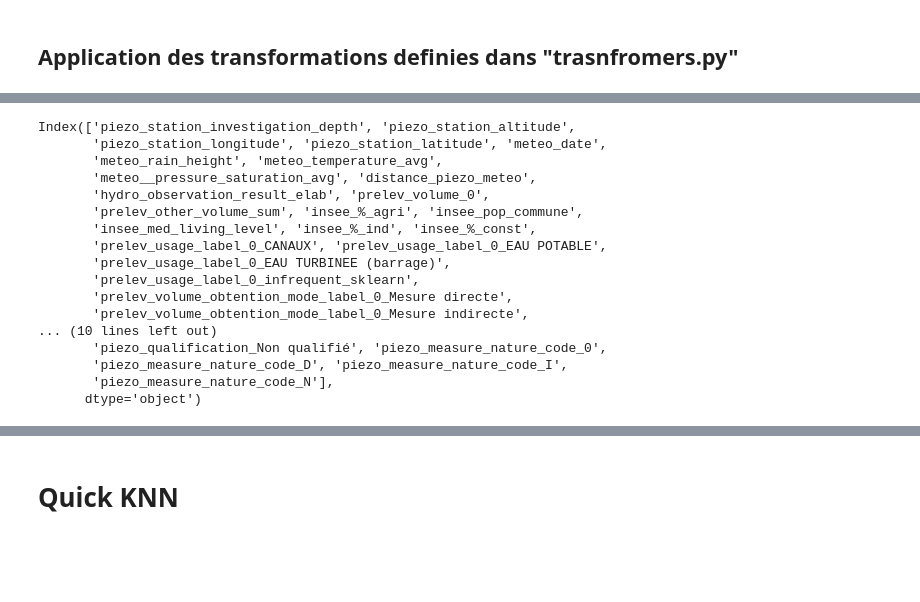
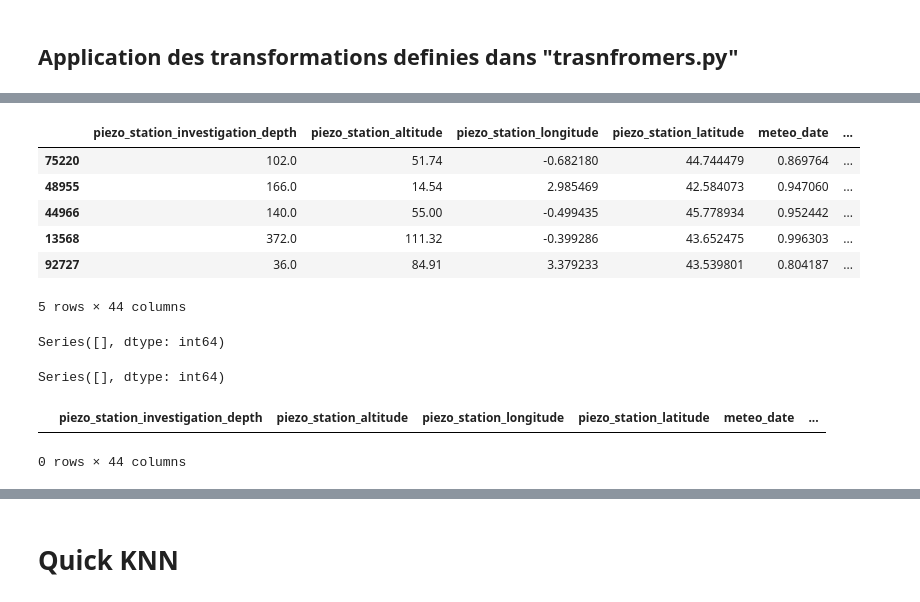
Before and after one commit to AhmedYassi02/Hickathon_43, a Jupyter notebook: processing.ipynb, the cells around one changed output, grey strips where cells are left out. Drawn from its saved outputs; the diff is of its cells as text; code cells hidden in the pictures; blank space fills up the shorter version.

```diff
--- a/processing.ipynb
+++ b/processing.ipynb
@@ -263,23 +263,35 @@ Pipeline ongoing...
 # %%
-processed_X_train.columns
+processed_X_train.head()
 # %% [output]
+|  | piezo_station_investigation_depth | piezo_station_altitude | piezo_station_longitude | piezo_station_latitude | meteo_date | ... |
+| 75220 | 102.0 | 51.74 | -0.682180 | 44.744479 | 0.869764 | ... |
+| 48955 | 166.0 | 14.54 | 2.985469 | 42.584073 | 0.947060 | ... |
+| 44966 | 140.0 | 55.00 | -0.499435 | 45.778934 | 0.952442 | ... |
+| 13568 | 372.0 | 111.32 | -0.399286 | 43.652475 | 0.996303 | ... |
+| 92727 | 36.0 | 84.91 | 3.379233 | 43.539801 | 0.804187 | ... |
-Index(['piezo_station_investigation_depth', 'piezo_station_altitude',
-       'piezo_station_longitude', 'piezo_station_latitude', 'meteo_date',
-       'meteo_rain_height', 'meteo_temperature_avg',
-       'meteo__pressure_saturation_avg', 'distance_piezo_meteo',
-       'hydro_observation_result_elab', 'prelev_volume_0',
-       'prelev_other_volume_sum', 'insee_%_agri', 'insee_pop_commune',
-       'insee_med_living_level', 'insee_%_ind', 'insee_%_const',
-       'prelev_usage_label_0_CANAUX', 'prelev_usage_label_0_EAU POTABLE',
-       'prelev_usage_label_0_EAU TURBINEE (barrage)',
-       'prelev_usage_label_0_infrequent_sklearn',
-       'prelev_volume_obtention_mode_label_0_Mesure directe',
-       'prelev_volume_obtention_mode_label_0_Mesure indirecte',
-... (10 lines left out)
-       'piezo_qualification_Non qualifié', 'piezo_measure_nature_code_0',
-       'piezo_measure_nature_code_D', 'piezo_measure_nature_code_I',
-       'piezo_measure_nature_code_N'],
-      dtype='object')
+5 rows × 44 columns
+# %%
+# Check for missing values in each column
+missing_values = processed_X_train.isna().sum()
+
+# Filter and display columns with missing values
+columns_with_missing = missing_values[missing_values > 0]
+print(columns_with_missing)
+# %% [output]
+Series([], dtype: int64)
+# %%
+# Identify columns with missing values
+missing_values = processed_X_train.isna().sum()
+columns_with_missing = missing_values[missing_values > 0]
+print(columns_with_missing)
+
+# Display rows where there are missing values in any of these columns
+rows_with_missing = processed_X_train[processed_X_train[columns_with_missing.index].isna().any(axis=1)]
+rows_with_missing.head()
+# %% [output]
+Series([], dtype: int64)
+|  | piezo_station_investigation_depth | piezo_station_altitude | piezo_station_longitude | piezo_station_latitude | meteo_date | ... |
+0 rows × 44 columns
 # %%
 a
 # %% [output]
```
Also changed, not shown: parts of 12 cells of this notebook, 2 other files.
